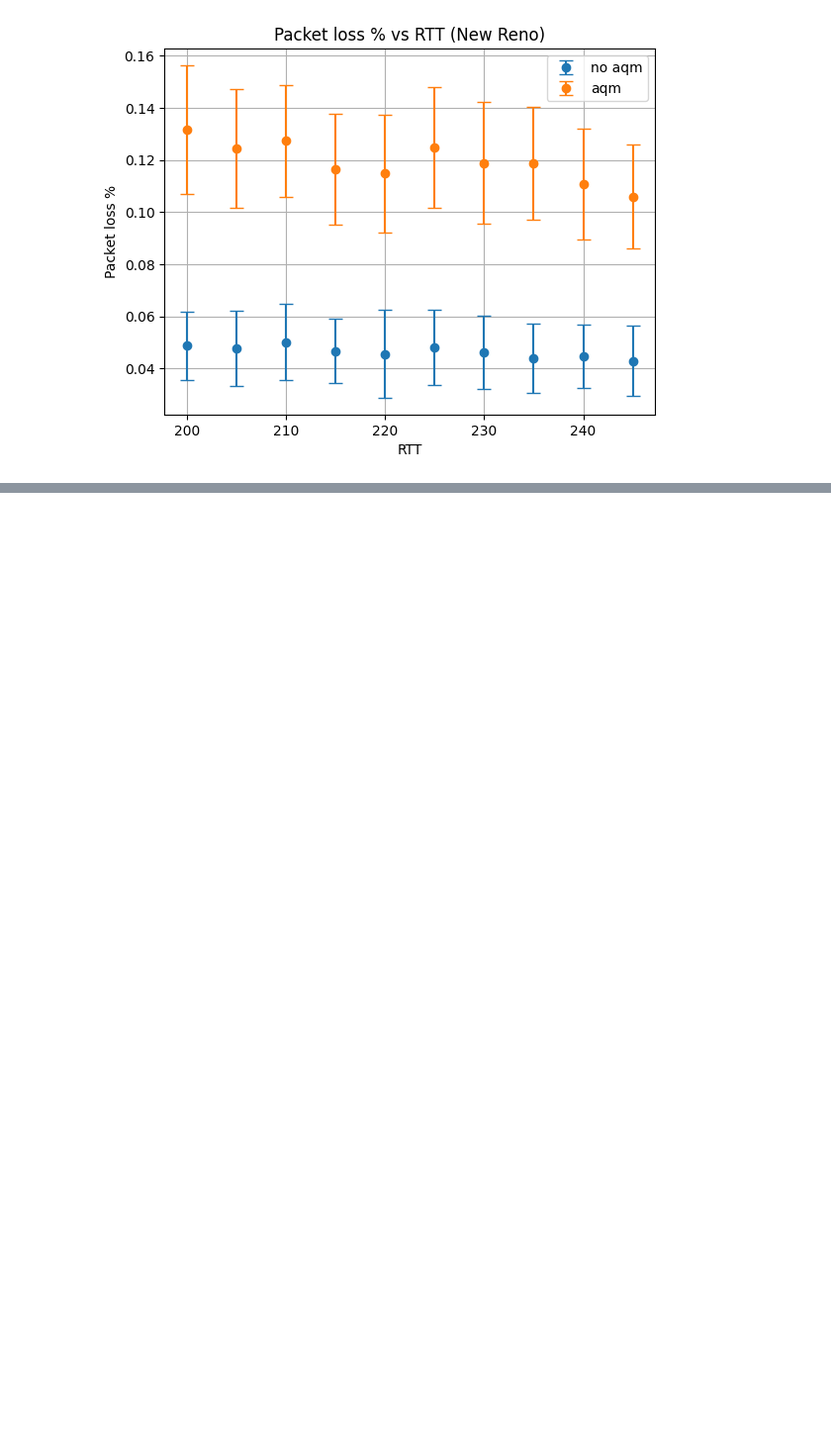
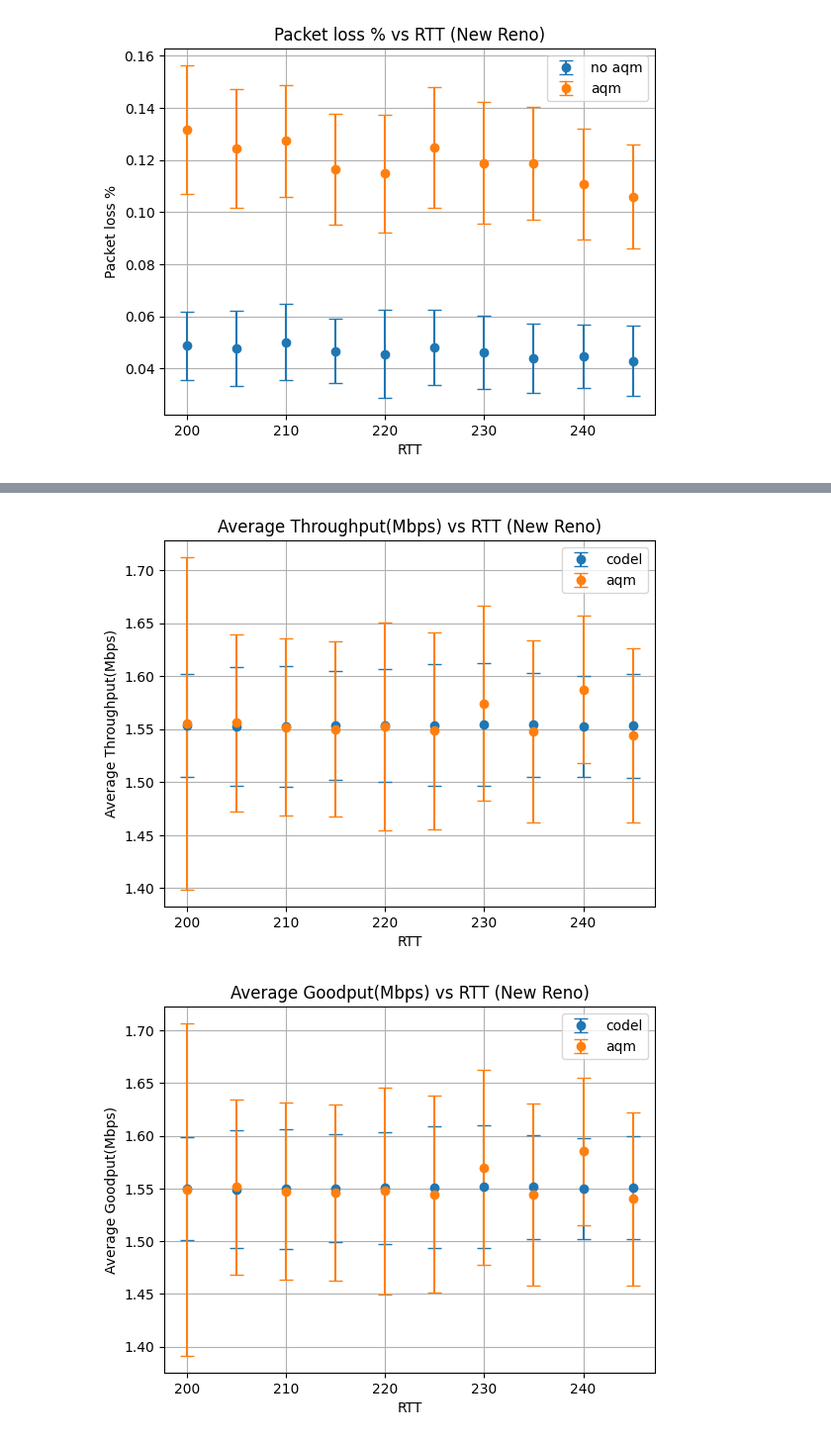
Before and after one commit to somitgond/mtp, a Jupyter notebook: pythonWork/aqm_V_naqm.ipynb, the cells around one changed output, grey strips where cells are left out. Shown at 99% size. Saved outputs shown, nothing was run; the diff lists cells and outputs as text; code cells hidden in the pictures; blank space fills up the shorter version.

```diff
--- a/pythonWork/aqm_V_naqm.ipynb
+++ b/pythonWork/aqm_V_naqm.ipynb
@@ -327,0 +364,13 @@ for c in cols:
+# %%
+for c in cols:
+    plt.errorbar(x=list(data_codel_11["RTT"]), y=list(data_codel_11[c[0]]), yerr=list(data_codel_11[c[1]]), fmt='o', capsize=5, label = "codel")
+    plt.errorbar(x=list(data_aqm_11["RTT"]), y=list(data_aqm_11[c[0]]), yerr=list(data_aqm_11[c[1]]), fmt='o', capsize=5, label = "aqm")
+    plt.xlabel("RTT")
+    plt.ylabel(c[0])
+    plt.title(f"{c[0]} vs RTT (New Reno)")
+    plt.grid()
+    plt.legend()
+    plt.show()
+# %% [output]
+[figure, added]
+[figure, added]
```
Also changed, not shown: parts of 17 cells of this notebook, 3 other files.
